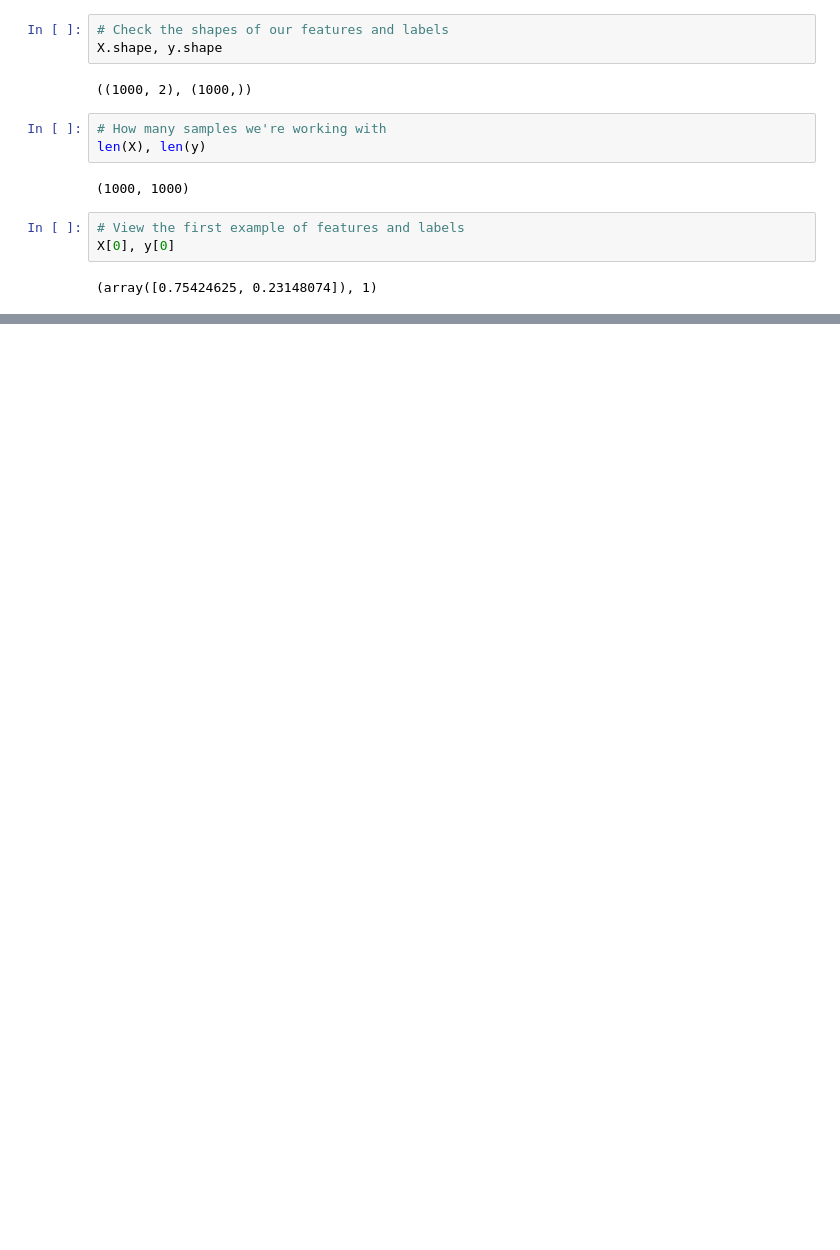
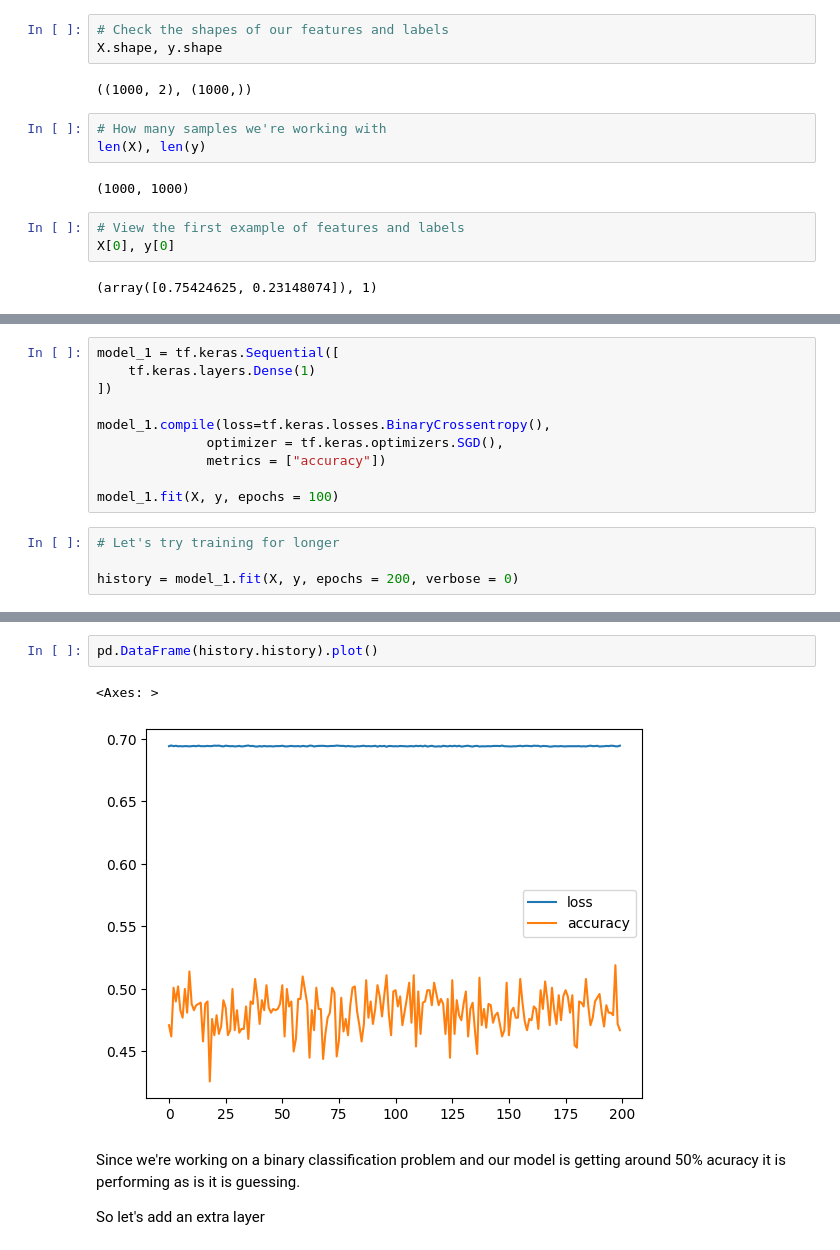
Before and after one commit to laway/tensorflow, a Jupyter notebook: 02_neural_network_classification_with_tensorflow.ipynb, the cells around one changed output, grey strips where cells are left out. Cells and saved outputs as stored; diff of their text form; blank space fills up the shorter version.

Commit message:
Implemented first two (bad) models

```diff
--- a/02_neural_network_classification_with_tensorflow.ipynb
+++ b/02_neural_network_classification_with_tensorflow.ipynb
@@ -85,0 +90,14 @@ X[0], y[0]
+# %%
+model_1 = tf.keras.Sequential([
+    tf.keras.layers.Dense(1)
+])
+
+model_1.compile(loss=tf.keras.losses.BinaryCrossentropy(),
+              optimizer = tf.keras.optimizers.SGD(),
+              metrics = ["accuracy"])
+
+model_1.fit(X, y, epochs = 100)
+# %%
+# Let's try training for longer
+
+history = model_1.fit(X, y, epochs = 200, verbose = 0)
@@ -85,0 +109,9 @@ X[0], y[0]
+# %%
+pd.DataFrame(history.history).plot()
+# %% [output]
+<Axes: >
+[figure, added]
+# %% [markdown]
+Since we're working on a binary classification problem and our model is getting around 50% acuracy it is performing as is it is guessing.
+
+So let's add an extra layer
```
Also changed, not shown: parts of 5 cells of this notebook.
